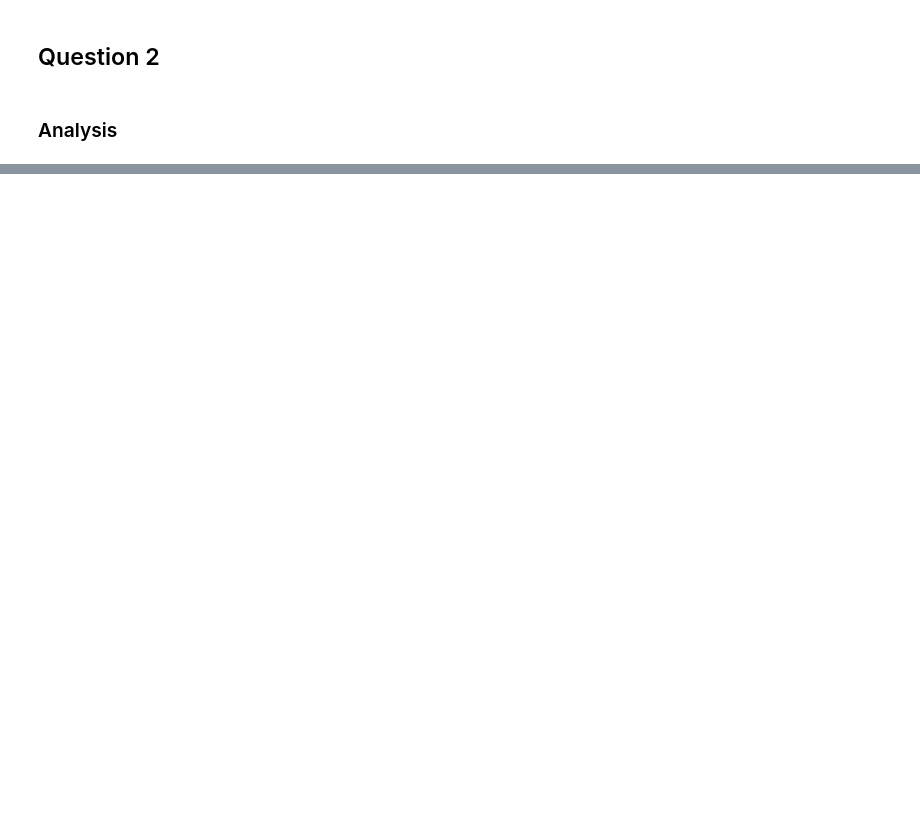
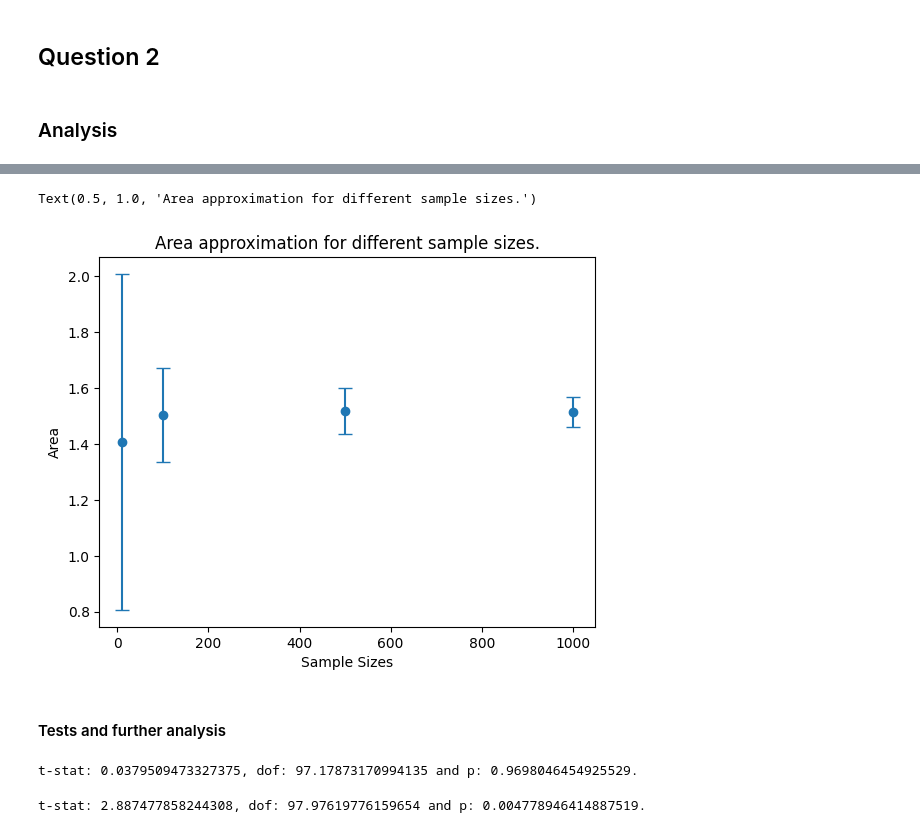
Before and after one commit to sjdronkers/StochSim1, a Jupyter notebook: Analysis.ipynb, the cells around one changed output, grey strips where cells are left out. Cells and saved outputs as stored; diff of their text form; code cells hidden in the pictures; blank space fills up the shorter version.

```diff
--- a/Analysis.ipynb
+++ b/Analysis.ipynb
@@ -162,0 +195,24 @@ iter_stdev
+# %%
+def test_samples(sample_sizes, test_iterations, iterations):
+    """
+    Computes the area of the Mandelbrot set for multiple iterations and returning
+    the mean and standard deviation for each number of iterations.
+    """
+
+    mean = list()
+    stdev = list()
+
+    # Go through every iteration.
+    for i in sample_sizes:
+
+        # Calculate the result for every iteration multiple times.
+        results = list()
+        #plane = normal_random_sample(no_samples)
+        results = [sample_test(normal_random_sample(i), iterations) for j in range(test_iterations)]
+        mean.append(np.mean(results))
+        stdev.append(np.std(results))
+
+    # Return the mean and standard deviation for every iteration
+    return mean, stdev
+# %%
+sample_mean, sample_stdev = test_samples(sample_sizes, 50, 500)
@@ -162,0 +230,10 @@ iter_stdev
+# %%
+plt.errorbar(sample_sizes, sample_mean, yerr=sample_stdev, fmt='o', capsize=5, label='Data with Error Bars')
+plt.xlabel('Sample Sizes')
+plt.ylabel('Area')
+plt.title('Area approximation for different sample sizes.')
+# %% [output]
+Text(0.5, 1.0, 'Area approximation for different sample sizes.')
+[figure, added]
+# %% [markdown]
+#### Tests and further analysis
@@ -162,0 +249,9 @@ iter_stdev
+# %%
+# Test to see if means are significantly different.
+Welch_test(iter_mean[2], iter_mean[3], iter_stdev[2], iter_stdev[3], 50)
+# %% [output]
+t-stat: 0.0379509473327375, dof: 97.17873170994135 and p: 0.9698046454925529.
+# %%
+Welch_test(iter_mean[1], iter_mean[2], iter_stdev[1], iter_stdev[2], 50)
+# %% [output]
+t-stat: 2.887477858244308, dof: 97.97619776159654 and p: 0.004778946414887519.
```
Also changed, not shown: parts of 15 cells of this notebook.
